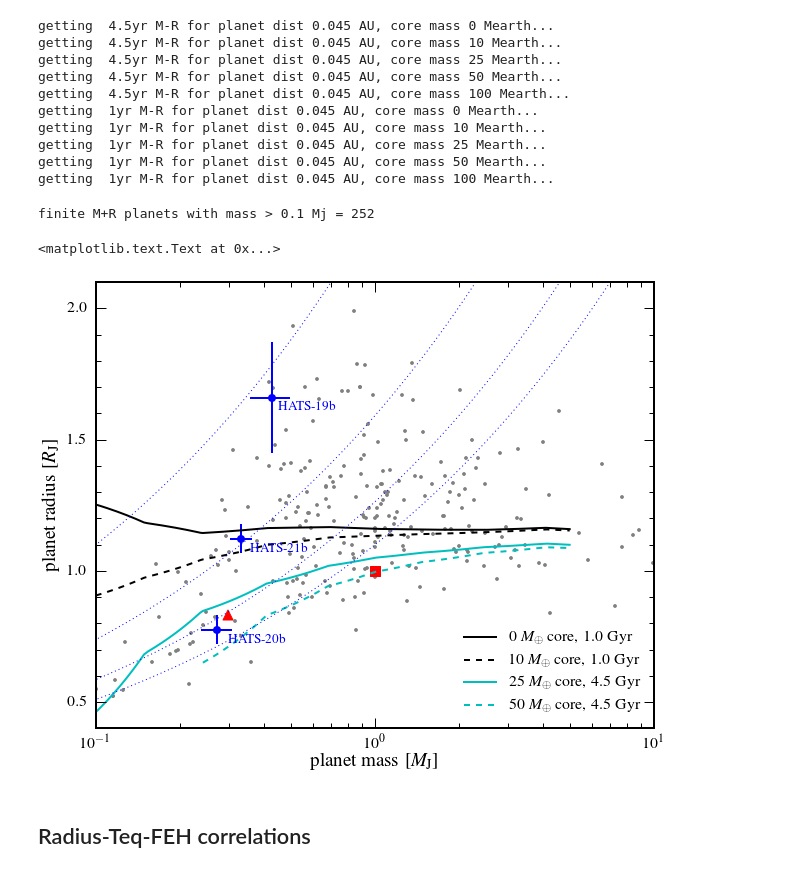
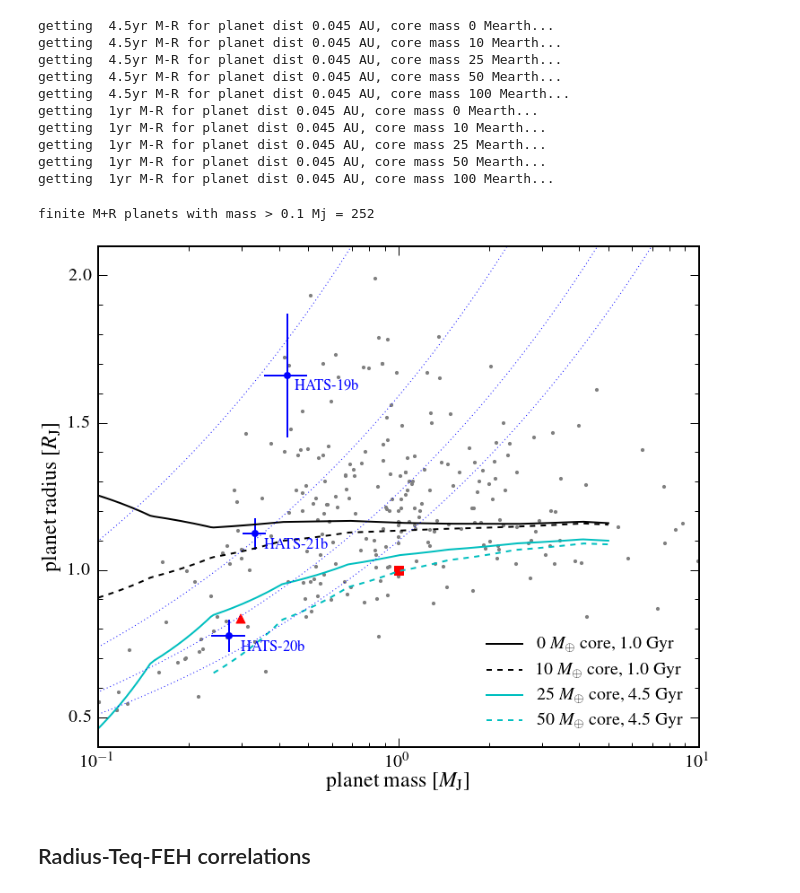
Before and after one commit to waqasbhatti/hats19to21, a Jupyter notebook: hats19to21.ipynb, the cells around one changed output. Saved outputs shown, nothing was run; the diff lists cells and outputs as text; code cells hidden in the pictures.

```diff
--- a/hats19to21.ipynb
+++ b/hats19to21.ipynb
@@ -600,7 +1105,7 @@ planetmr = np.genfromtxt('planet-mass-radius-with-errors.csv',
 isorho_masses = np.linspace(0.05,10.0,num=1000) # in jupiter masses
 
 # set up fonts and stuff
-matplotlib.rcParams['font.size'] = 16
+matplotlib.rcParams['font.size'] = 20
 matplotlib.rcParams['lines.linewidth'] = 2.0
 matplotlib.rcParams['axes.linewidth'] = 2.0
 matplotlib.rcParams['axes.labelsize'] = 'large'
@@ -618,7 +1123,7 @@ matplotlib.rcParams['legend.numpoints'] = 1
 matplotlib.rcParams['legend.fontsize'] = 'medium'
 matplotlib.rcParams['legend.frameon'] = False
 
-plt.figure(figsize=(10,8))
+plt.figure(figsize=(12,10))
 
 finind = np.isfinite(planetmr['Mp']) & np.isfinite(planetmr['Rp'])
 planetmasses = planetmr['Mp'][finind]
@@ -627,7 +1132,7 @@ planetradii = planetmr['Rp'][finind]
 # plot all known transiting exoplanets with mass > 0.1 Mjup
 plt.scatter(planetmasses[planetmasses > 0.1],
             planetradii[planetmasses > 0.1],
-            s=30,color='grey',marker='.')
+            s=40,color='grey',marker='.')
 
 print('finite M+R planets with mass > 0.1 Mj = %s' % len(planetmasses[planetmasses > 0.1]))
 
@@ -655,35 +1160,36 @@ plt.scatter([0.299],[0.833],s=100,color='r',marker='^')
 
 # plot the M-R relations from Fortney 2007
 plt.plot(model_masses5,model_radii5,linestyle='-',label='$0\ M_{\oplus}$\ core, 1.0 Gyr',color='k',linewidth=2.0)
 plt.plot(model_masses6,model_radii6,linestyle='--',label='$10\ M_{\oplus}$\ core, 1.0 Gyr',color='k',linewidth=2.0)
 
 plt.plot(model_masses2,model_radii2,linestyle='-',label='$25\ M_{\oplus}$\ core, 4.5 Gyr',color='c',linewidth=2.0)
 plt.plot(model_masses3,model_radii3,linestyle='--',label='$50\ M_{\oplus}$\ core, 4.5 Gyr',color='c',linewidth=2.0)
 
 # plot the isodensity lines
 plt.plot(isorho_masses,isorho_radius(0.1, isorho_masses),linestyle=':',color='blue',linewidth=1.0)
 plt.plot(isorho_masses,isorho_radius(0.33, isorho_masses),linestyle=':',color='blue',linewidth=1.0)
 plt.plot(isorho_masses,isorho_radius(0.66, isorho_masses),linestyle=':',color='blue',linewidth=1.0)
 plt.plot(isorho_masses,isorho_radius(1.0, isorho_masses),linestyle=':',color='blue',linewidth=1.0)
 
 # annotate the plot to point out the planets and isochrones
 plt.text(hats19_mass+0.025,hats19_radius-0.05,'HATS-19b',color='blue',fontdict={'size':'small'})
 plt.text(hats20_mass+0.025,hats20_radius-0.05,'HATS-20b',color='blue',fontdict={'size':'small'})
 plt.text(hats21_mass+0.025,hats21_radius-0.05,'HATS-21b',color='blue',fontdict={'size':'small'})
 
 plt.legend(loc='lower right')
 
 # major and minor ticks on x/y axis
 plt.gca().set_yticks([0.5,1.0,1.5,2.0])
 plt.gca().set_yticks([0.6,0.7,0.8,0.9,1.1,1.2,1.3,1.4,1.6,1.7,1.8,1.9],minor=True)
 
 # plot axis labels
 plt.xlabel('planet mass [$M_{\mathrm{J}}$]')
 plt.ylabel('planet radius [$R_{\mathrm{J}}$]')
+
+plt.savefig('mass-radius.pdf',bbox_inches='tight')
 # %% [output]
 finite M+R planets with mass > 0.1 Mj = 252
-<matplotlib.text.Text at 0x...>
-[figure, old version]
+[figure, new version]
 # %% [markdown]
 ## Radius-Teq-FEH correlations
 # %%
```
Also changed, not shown: parts of 45 cells of this notebook.
